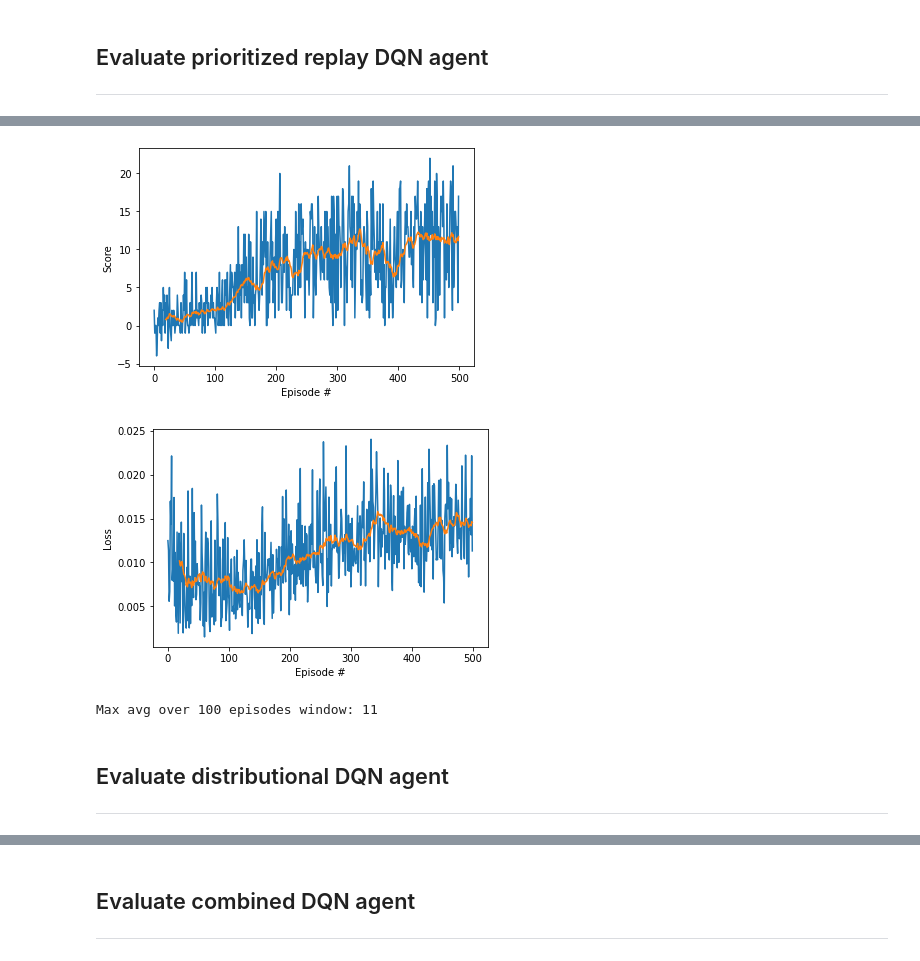
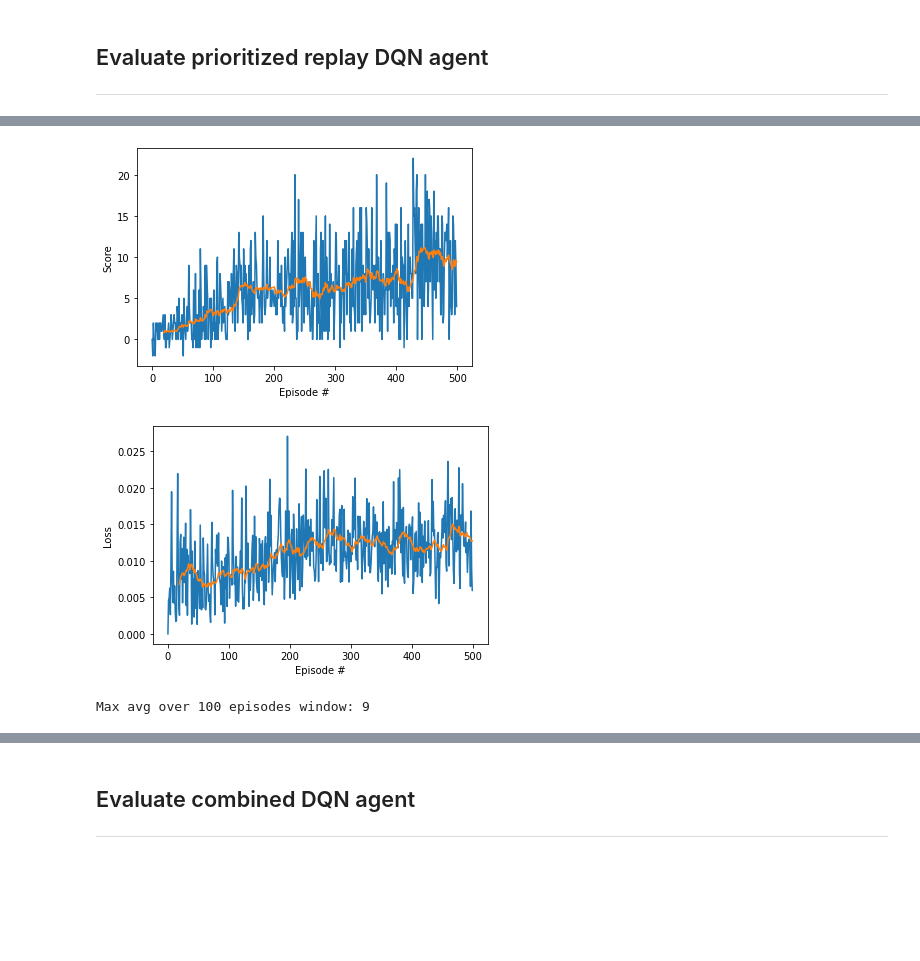
Before and after one commit to guillaumeboniface/bananaland, a Jupyter notebook: solution_walkthrough.ipynb, the cells around one changed output, grey strips where cells are left out. Cells and saved outputs as stored; diff of their text form; code cells hidden in the pictures; blank space fills up the shorter version.

```diff
--- a/solution_walkthrough.ipynb
+++ b/solution_walkthrough.ipynb
@@ -131,7 +131,7 @@ class Config:
         self.memory_size = int(1e5)
         self.batch_size = 64
         self.update_every = 4
-        self.mlp_layers = (200, 150, 150)
+        self.mlp_layers = (200, 150)
         self.learning_rate = 5e-4
 
         self.is_ddqn = False
@@ -170,7 +170,7 @@ class Config:
         self.memory_size = int(1e5)
         self.batch_size = 64
         self.update_every = 4
-        self.mlp_layers = (200, 150, 150)
+        self.mlp_layers = (200, 150)
         self.learning_rate = 5e-4
 
         self.is_ddqn = True
@@ -181,7 +181,6 @@ class Config:
 
         self.is_distributional = False
 
-
     def as_dict(self):
         return self.__dict__
 
@@ -210,7 +209,7 @@ class Config:
         self.memory_size = int(1e5)
         self.batch_size = 64
         self.update_every = 4
-        self.mlp_layers = (200, 150, 150)
+        self.mlp_layers = (200, 150)
         self.learning_rate = 5e-4
 
         self.is_ddqn = False
@@ -250,10 +249,10 @@ class Config:
         self.memory_size = int(1e5)
         self.batch_size = 64
         self.update_every = 4
-        self.mlp_layers = (200, 150, 150)
+        self.mlp_layers = (200, 150)
         self.learning_rate = 5e-4
 
-        self.is_ddqn = True
+        self.is_ddqn = False
 
         self.is_dueling = False
 
@@ -278,7 +277,3 @@ Episode 499/500 | Max Average Score: 12.70 | Model 1 loss: 0.01 | Memory max pri
-[figure, old version]
+[figure, new version]
-[figure, old version]
+[figure, new version]
-Max avg over 100 episodes window: 11
+Max avg over 100 episodes window: 9
-# %% [markdown]
-## Evaluate distributional DQN agent
-
----
```
Also changed, not shown: parts of 9 cells of this notebook, 5 other files.
